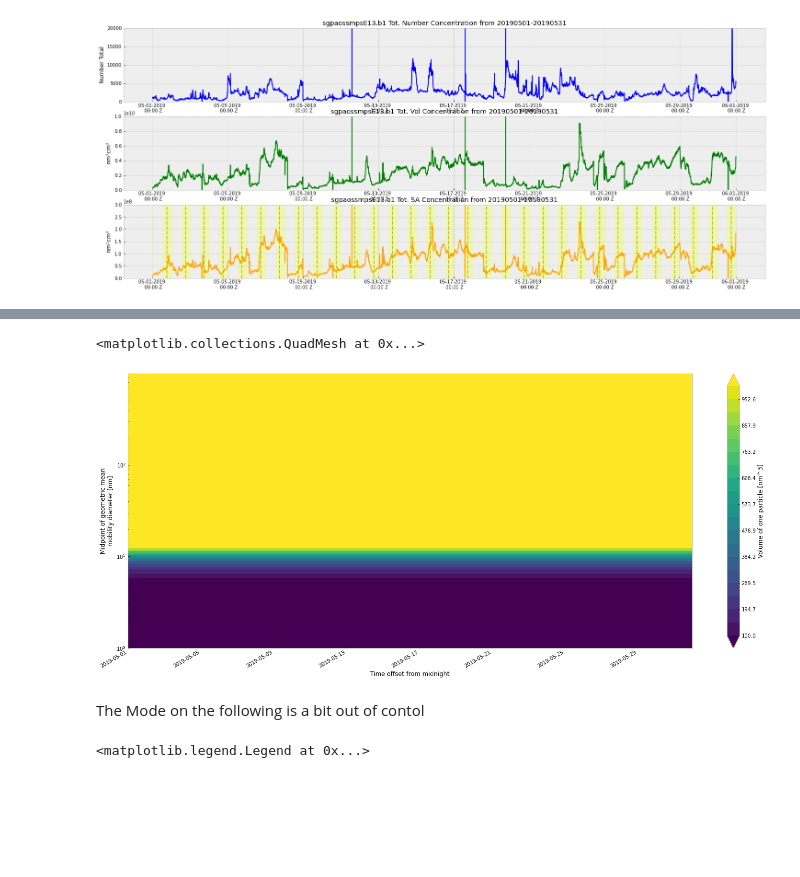
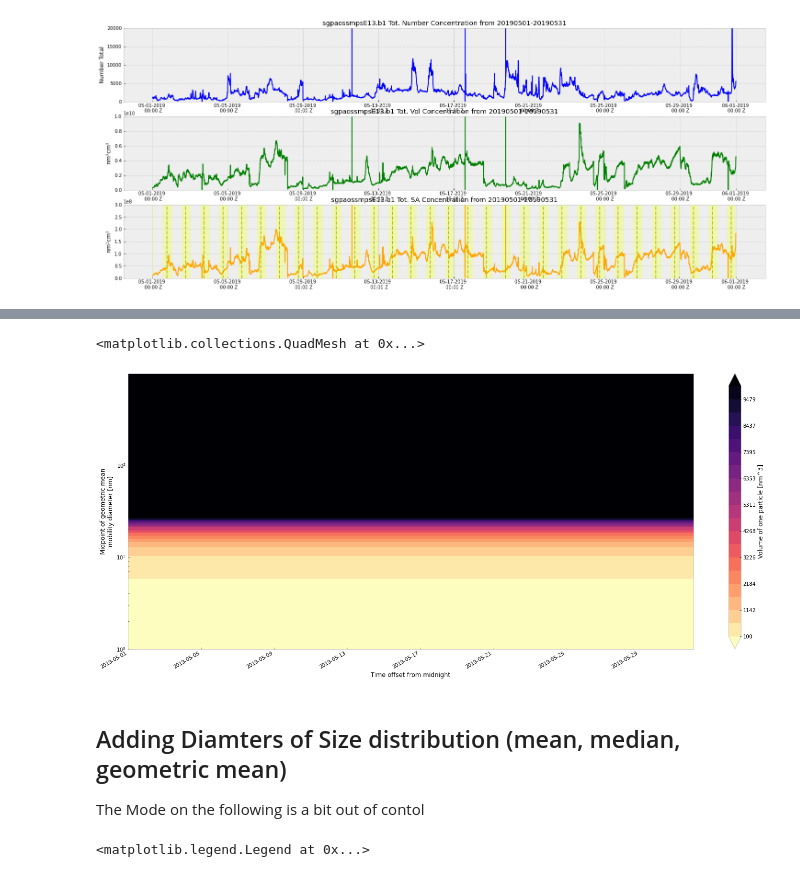
Before and after one commit to ReeseMishler/Work-File, a Jupyter notebook: AOS Proj.ipynb, the cells around one changed output, grey strips where cells are left out. Cells and saved outputs as stored; diff of their text form; code cells hidden in the pictures; blank space fills up the shorter version.

```diff
--- a/AOS Proj.ipynb
+++ b/AOS Proj.ipynb
@@ -155,15 +159,18 @@ Working out how to plot the colorscal contour in logarithmic fashion
 # %%
 import matplotlib.colors as colors
 
-lvls=np.linspace(100, 1000, 20)
-xr.plot.pcolormesh(dsA2['dD_to_dV'], 'time', 'diameter_mobility', figsize=(25,10), yincrease =True, yscale='log', levels=lvls)
+lvls=np.linspace(100, 10000, 20)
+xr.plot.pcolormesh(dsA2['dD_to_dV'], 'time', 'diameter_mobility', figsize=(25,10), yincrease =True, yscale='log', levels=lvls, cmap='magma_r')
 
 
 # Well this is clearly wrong....
+#Also tried this by using an np.meshgrid of two dimensions and using contourf, but still no luck
 # %% [output]
 <matplotlib.collections.QuadMesh at 0x...>
-[figure, old version]
+[figure, new version]
 # %% [markdown]
+## Adding Diamters of Size distribution (mean, median, geometric mean)
+
 The Mode on the following is a bit out of contol
 # %%
 fig,ax = plt.subplots(1,1,figsize=(25,10))
```
Also changed, not shown: parts of 7 cells of this notebook.
